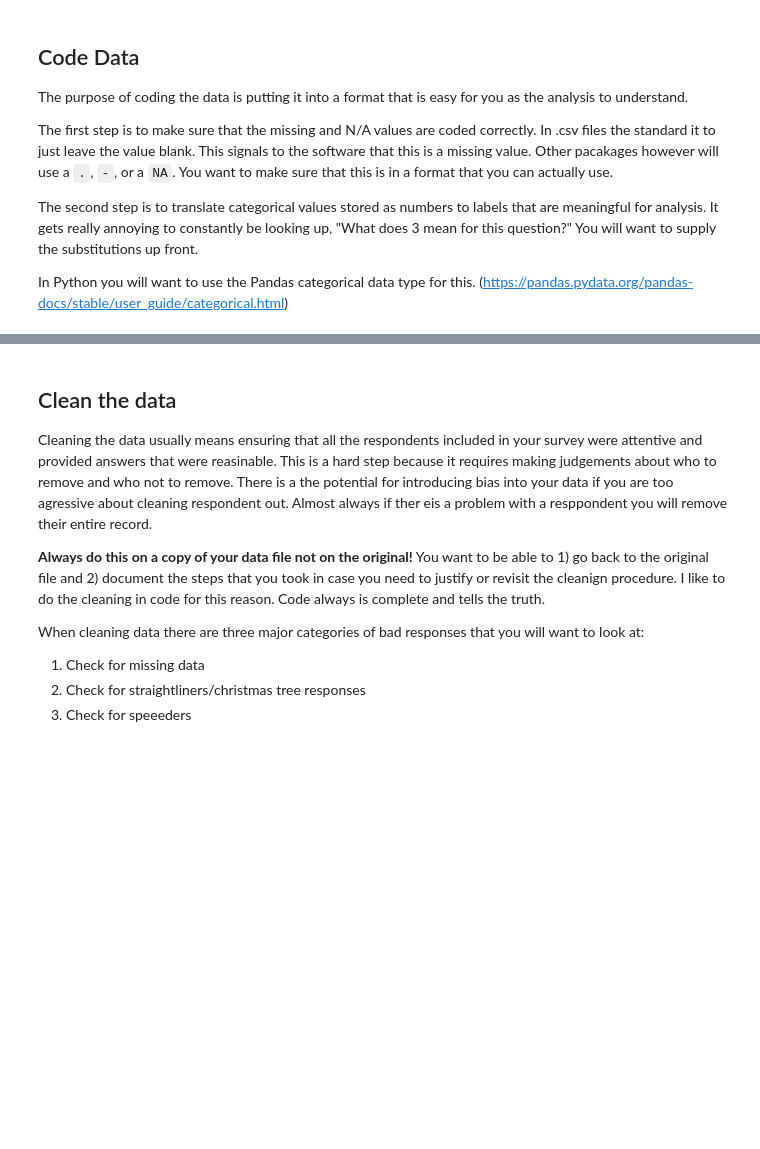
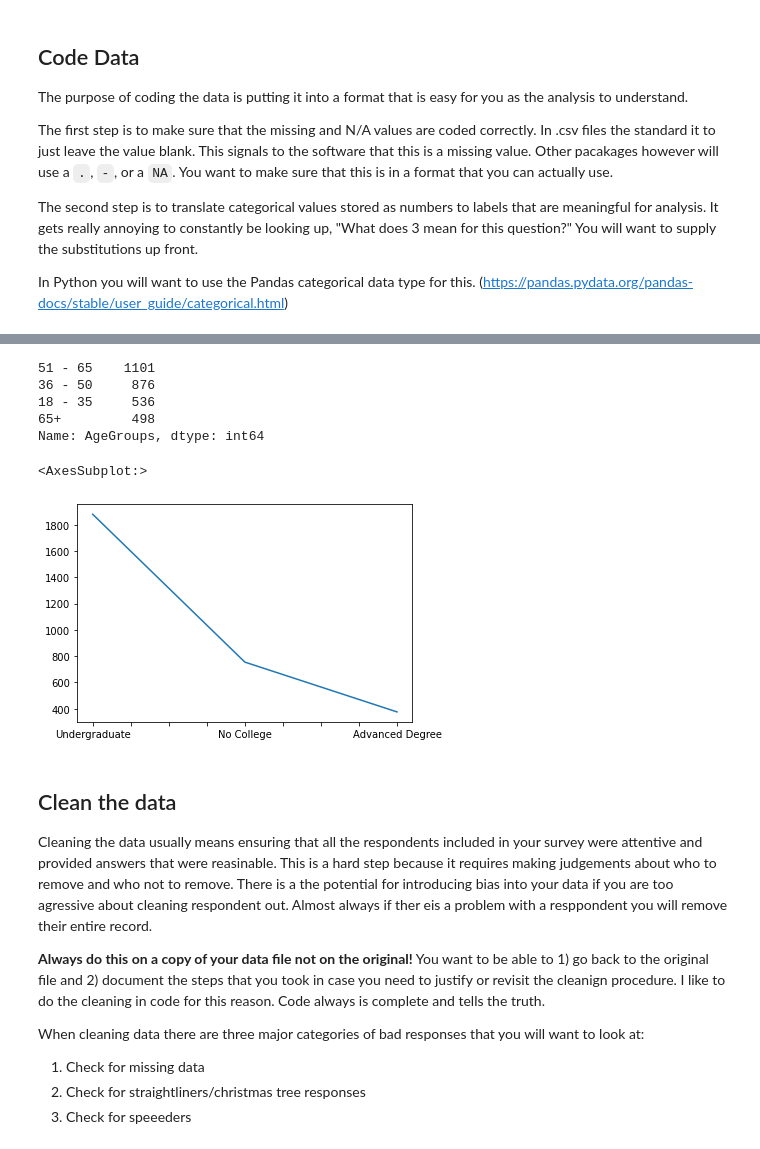
Before and after one commit to statuser/MBA656AWebsite, a Jupyter notebook: Unit 2/Survey Analysis Lecture.ipynb, the cells around one changed output, grey strips where cells are left out. Cells and saved outputs as stored; diff of their text form; code cells hidden in the pictures; blank space fills up the shorter version.

```diff
--- a/Unit 2/Survey Analysis Lecture.ipynb
+++ b/Unit 2/Survey Analysis Lecture.ipynb
@@ -55,3 +90,29 @@ In Python you will want to use the Pandas categorical data type for this. (https
+# %%
+# 25 - 80 What groups do we want?
+labels = ["18 - 35", "36 - 50", "51 - 65", "65+"]
+data["AgeGroups"] = pd.cut(data["Age"], bins=[18, 35, 50, 65, 100], labels=labels)
+data["AgeGroups"].value_counts()
+# %% [output]
+51 - 65    1101
+36 - 50     876
+18 - 35     536
+65+         498
+Name: AgeGroups, dtype: int64
+# %%
+data["Education"] = data["D6"]
+data.loc[data["Education"] == 2, "Education"] = 1
+
+data.loc[data["Education"] == 3, "Education"] = 2
+data.loc[data["Education"] == 4, "Education"] = 2
+data.loc[data["Education"] == 5, "Education"] = 3
+data.loc[data["Education"] == 6, "Education"] = 3
+data["Education"] = data["Education"].astype('category').cat.rename_categories(['No College',
+                                                                                'Undergraduate',
+                                                                                'Advanced Degree'])
+data["Education"].value_counts().plot()
+# %% [output]
+<AxesSubplot:>
+[figure, added]
 # %% [markdown]
 ## Clean the data
 
```
Also changed, not shown: parts of 18 cells of this notebook, 3 other files.
